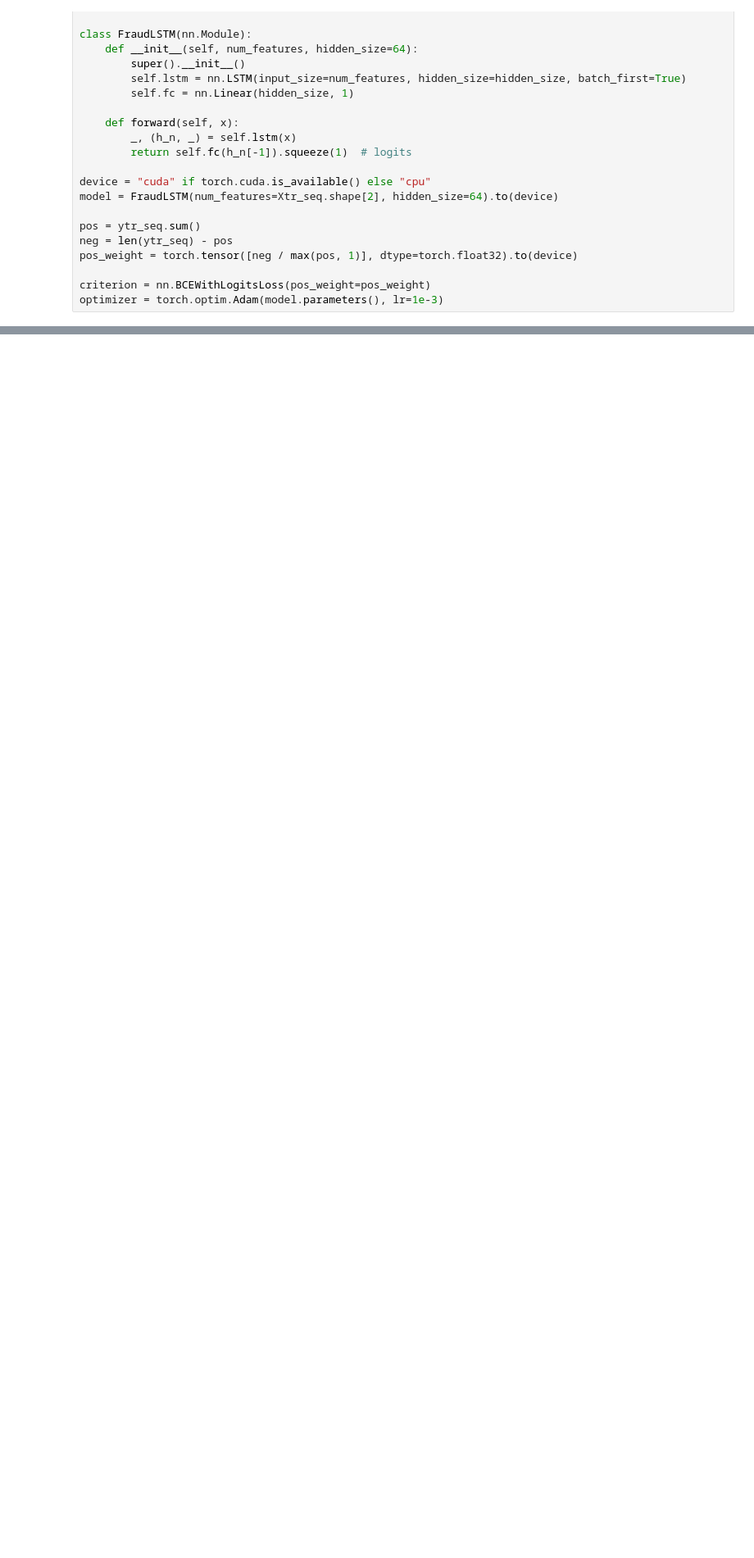
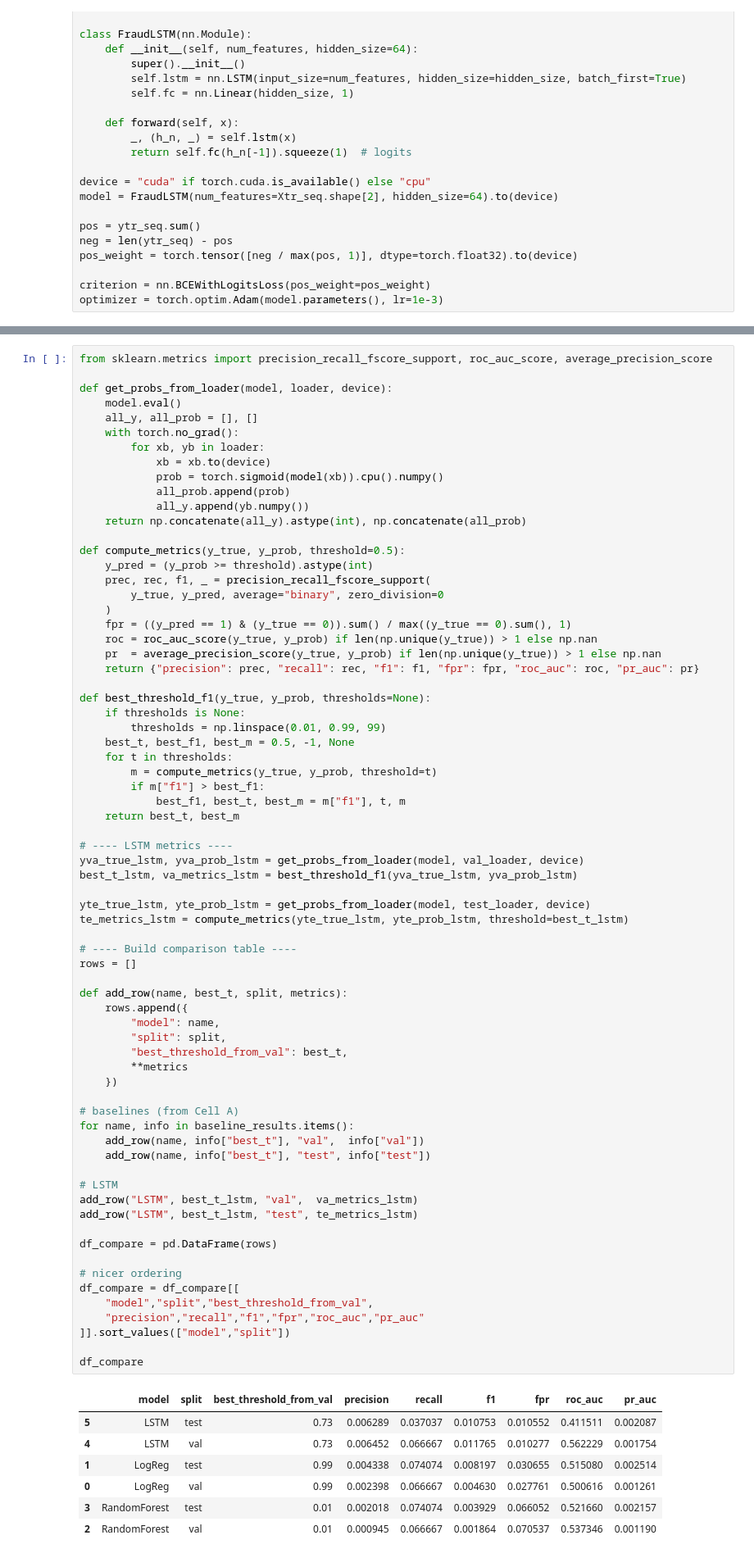
Before and after one commit to sofijadimitrijevic1/480-ai-finance, a Jupyter notebook: FFBaselineLTSM.ipynb, the cells around one changed output, grey strips where cells are left out. Shown at 82% size. Saved outputs shown, nothing was run; the diff lists cells and outputs as text; blank space fills up the shorter version.

Commit message:
Add non-neural baseline models and comparison against LSTM using shared sequence windows

```diff
--- a/FFBaselineLTSM.ipynb
+++ b/FFBaselineLTSM.ipynb
@@ -308,3 +447,81 @@ Epoch 5 | loss=1.1499 | val={'precision': 0.0015424164524421595, 'recall': 0.2,
+# %%
+from sklearn.metrics import precision_recall_fscore_support, roc_auc_score, average_precision_score
+
+def get_probs_from_loader(model, loader, device):
+    model.eval()
+    all_y, all_prob = [], []
+    with torch.no_grad():
+        for xb, yb in loader:
+            xb = xb.to(device)
+            prob = torch.sigmoid(model(xb)).cpu().numpy()
+            all_prob.append(prob)
+            all_y.append(yb.numpy())
+    return np.concatenate(all_y).astype(int), np.concatenate(all_prob)
+
+def compute_metrics(y_true, y_prob, threshold=0.5):
+    y_pred = (y_prob >= threshold).astype(int)
+    prec, rec, f1, _ = precision_recall_fscore_support(
+        y_true, y_pred, average="binary", zero_division=0
+    )
+    fpr = ((y_pred == 1) & (y_true == 0)).sum() / max((y_true == 0).sum(), 1)
+    roc = roc_auc_score(y_true, y_prob) if len(np.unique(y_true)) > 1 else np.nan
+    pr  = average_precision_score(y_true, y_prob) if len(np.unique(y_true)) > 1 else np.nan
+    return {"precision": prec, "recall": rec, "f1": f1, "fpr": fpr, "roc_auc": roc, "pr_auc": pr}
+
+def best_threshold_f1(y_true, y_prob, thresholds=None):
+    if thresholds is None:
+        thresholds = np.linspace(0.01, 0.99, 99)
+    best_t, best_f1, best_m = 0.5, -1, None
+    for t in thresholds:
+        m = compute_metrics(y_true, y_prob, threshold=t)
+        if m["f1"] > best_f1:
+            best_f1, best_t, best_m = m["f1"], t, m
+    return best_t, best_m
+
+# ---- LSTM metrics ----
+yva_true_lstm, yva_prob_lstm = get_probs_from_loader(model, val_loader, device)
+best_t_lstm, va_metrics_lstm = best_threshold_f1(yva_true_lstm, yva_prob_lstm)
+
+yte_true_lstm, yte_prob_lstm = get_probs_from_loader(model, test_loader, device)
+te_metrics_lstm = compute_metrics(yte_true_lstm, yte_prob_lstm, threshold=best_t_lstm)
+
+# ---- Build comparison table ----
+rows = []
+
+def add_row(name, best_t, split, metrics):
+    rows.append({
+        "model": name,
+        "split": split,
+        "best_threshold_from_val": best_t,
+        **metrics
+    })
+
+# baselines (from Cell A)
+for name, info in baseline_results.items():
+    add_row(name, info["best_t"], "val",  info["val"])
+    add_row(name, info["best_t"], "test", info["test"])
+
+# LSTM
+add_row("LSTM", best_t_lstm, "val",  va_metrics_lstm)
+add_row("LSTM", best_t_lstm, "test", te_metrics_lstm)
+
+df_compare = pd.DataFrame(rows)
+
+# nicer ordering
+df_compare = df_compare[[
+    "model","split","best_threshold_from_val",
+    "precision","recall","f1","fpr","roc_auc","pr_auc"
+]].sort_values(["model","split"])
+
+df_compare
+# %% [output]
+|  | model | split | best_threshold_from_val | precision | recall | f1 | fpr | roc_auc | pr_auc |
+| 5 | LSTM | test | 0.73 | 0.006289 | 0.037037 | 0.010753 | 0.010552 | 0.411511 | 0.002087 |
+| 4 | LSTM | val | 0.73 | 0.006452 | 0.066667 | 0.011765 | 0.010277 | 0.562229 | 0.001754 |
+| 1 | LogReg | test | 0.99 | 0.004338 | 0.074074 | 0.008197 | 0.030655 | 0.515080 | 0.002514 |
+| 0 | LogReg | val | 0.99 | 0.002398 | 0.066667 | 0.004630 | 0.027761 | 0.500616 | 0.001261 |
+| 3 | RandomForest | test | 0.01 | 0.002018 | 0.074074 | 0.003929 | 0.066052 | 0.521660 | 0.002157 |
+| 2 | RandomForest | val | 0.01 | 0.000945 | 0.066667 | 0.001864 | 0.070537 | 0.537346 | 0.001190 |
 # %%
 import gc
 import torch
```
Also changed, not shown: parts of 4 cells of this notebook.
